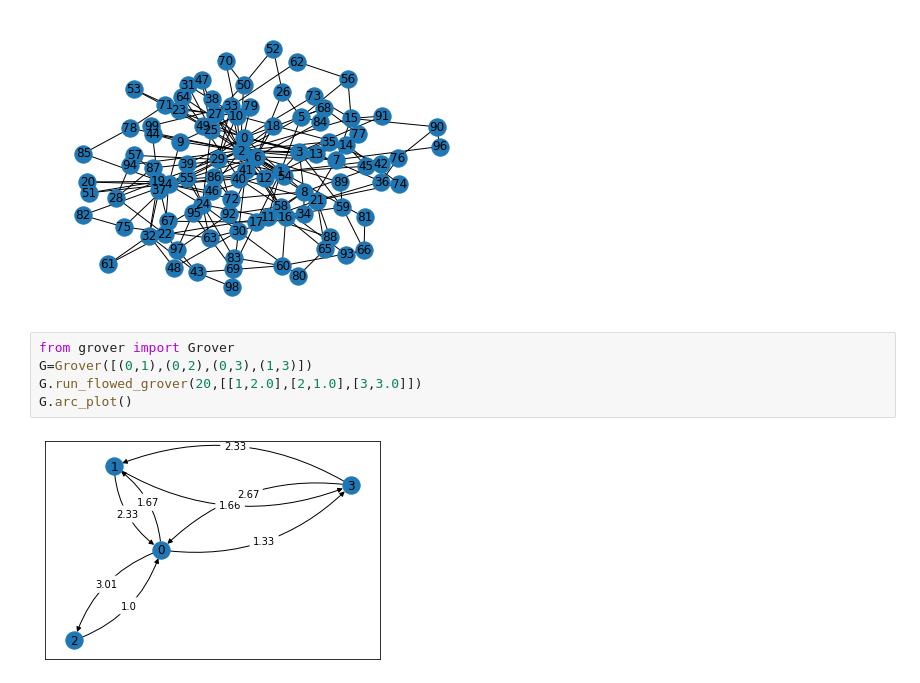
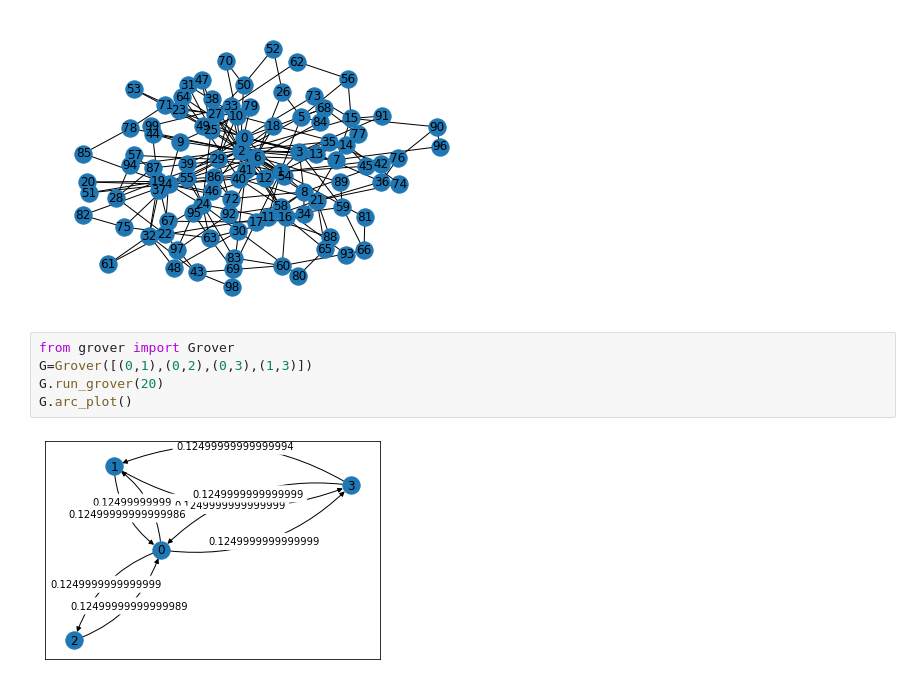
Before and after one commit to Tshou1219/qba, a Jupyter notebook: main.ipynb, the cells around one changed output. Saved outputs shown, nothing was run; the diff lists cells and outputs as text.

Commit message:
add image

```diff
--- a/main.ipynb
+++ b/main.ipynb
@@ -8,10 +8,10 @@ bamodel.draw()
 # %%
 from grover import Grover
 G=Grover([(0,1),(0,2),(0,3),(1,3)])
-G.run_flowed_grover(20,[[1,2.0],[2,1.0],[3,3.0]])
+G.run_grover(20)
 G.arc_plot()
 # %% [output]
-[figure, old version]
+[figure, new version]
 # %%
 import matplotlib.pyplot as plt
 import numpy as np
```
Also changed, not shown: parts of 1 cell of this notebook, 3 other files.
